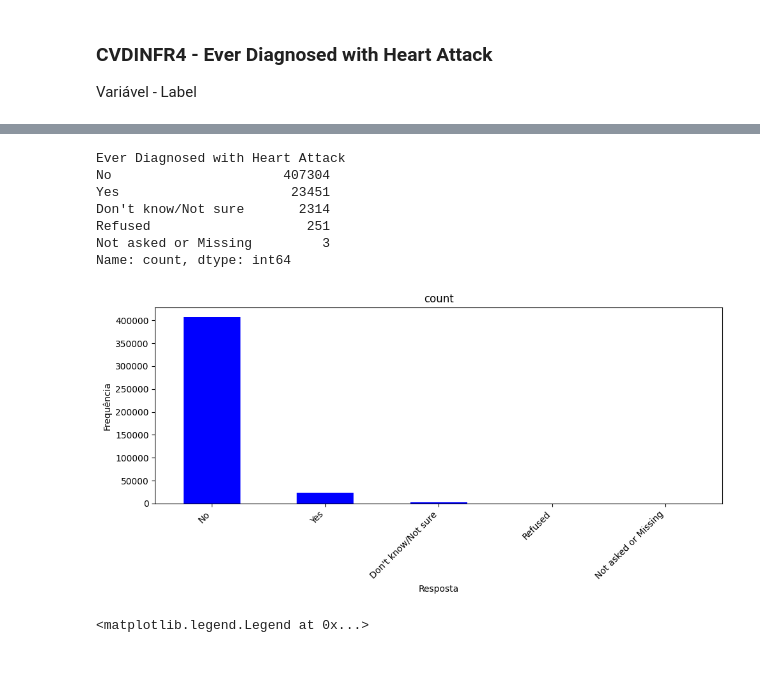
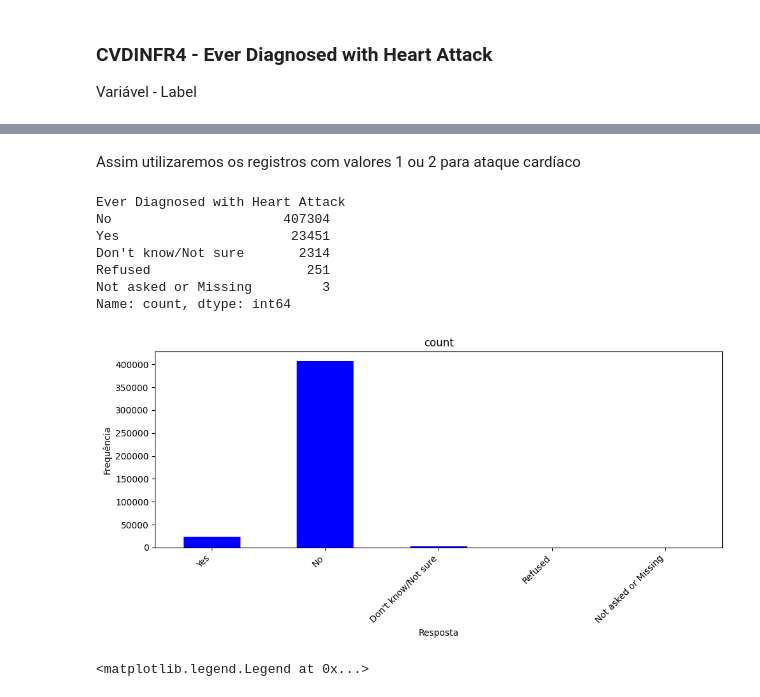
Before and after one commit to EdCarlos-dev/riskPredictionDeseases, a Jupyter notebook: dev/notebooks/dataTreatment_400_k_samples.ipynb, the cells around one changed output, grey strips where cells are left out. Drawn from its saved outputs; the diff is of its cells as text; code cells hidden in the pictures; blank space fills up the shorter version.

Commit message:
:construction: tables and charts data explore

```diff
--- a/dev/notebooks/dataTreatment_400_k_samples.ipynb
+++ b/dev/notebooks/dataTreatment_400_k_samples.ipynb
@@ -1243,3 +1302,5 @@ df_heart_attack
+# %% [markdown]
+Assim utilizaremos os registros com valores 1 ou 2 para ataque cardíaco
 # %%
 contagem = contar_com_rotulo(df_brfss_2023_csv, df_csv_path_expand_vars_translates, 'CVDINFR4')
 print(contagem)
@@ -1254,17 +1336,17 @@ Name: count, dtype: int64
 # %%
 
 # Gerar a série traduzida com rótulos
-contagem = contar_com_rotulo_args(df_brfss_2023_csv, df_csv_path_expand_vars_translates, 'CVDINFR4', ordenar_por='frequência')
+contagem = contar_com_rotulo_args(df_brfss_2023_csv, df_csv_path_expand_vars_translates, 'CVDINFR4', ordenar_por='valor')
 
 # Criar o gráfico de barras com rótulos legíveis
 contagem.plot(kind='bar', title=contagem.name, figsize=(10, 5), color='blue')
 plt.ylabel('Frequência')
 plt.xlabel('Resposta')
 plt.xticks(rotation=45, ha='right')
 plt.tight_layout()
 plt.show()
 # %% [output]
-[figure, old version]
+[figure, new version]
 # %%
 plt.figure(figsize=(13,6))
 g = sns.kdeplot(df_brfss_2023_csv["_AGE80"][df_brfss_2023_csv["CVDINFR4"] == 1.0], color="Red", fill = True)
```
Also changed, not shown: parts of 7 cells of this notebook.
